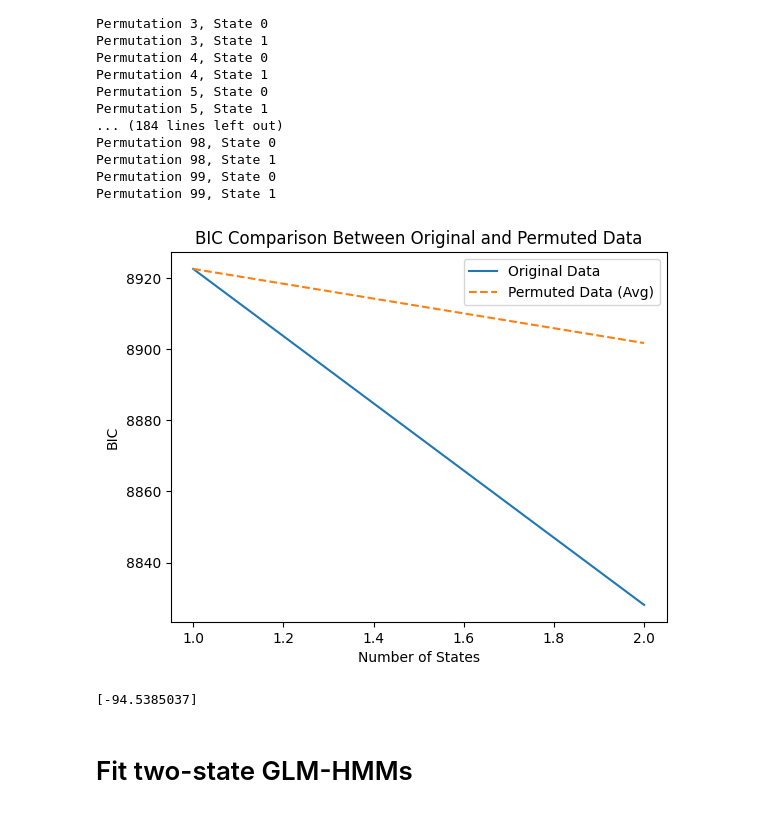
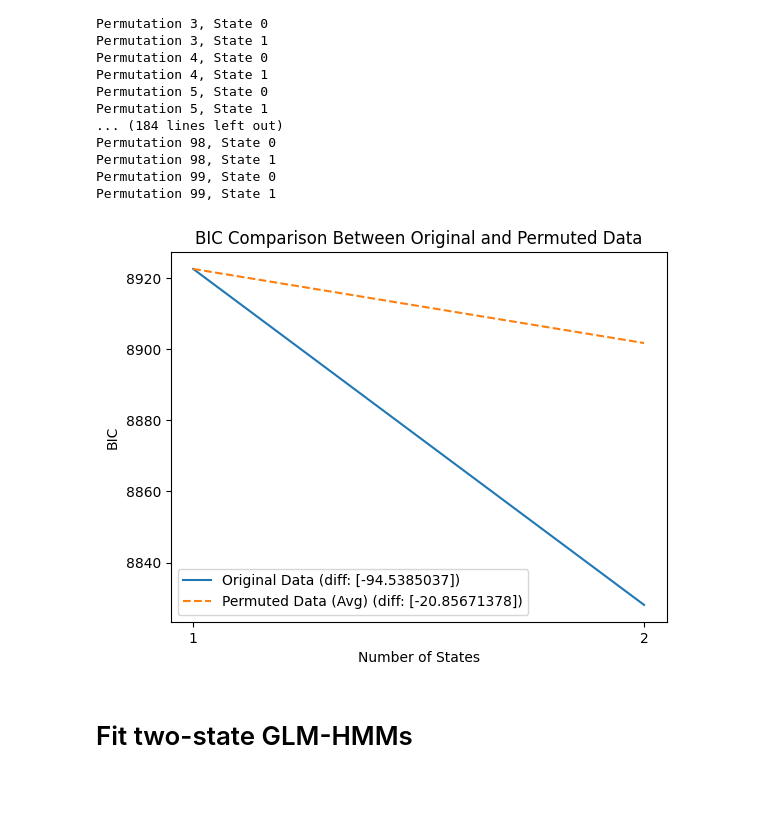
Before and after one commit to cocoltre/Visual-Perception, a Jupyter notebook: GLM_HMM_predictive_templates.ipynb, the cells around one changed output. Saved outputs shown, nothing was run; the diff lists cells and outputs as text; code cells hidden in the pictures.

```diff
--- a/GLM_HMM_predictive_templates.ipynb
+++ b/GLM_HMM_predictive_templates.ipynb
@@ -40,3 +39,24 @@ final_df.to_csv(root_dir + '/Full_Data.csv', index=False)
 # %%
 #isi,block,trial,isi_ms,isi_frames,theta,log_cnt,resp,rt,stim_duration,blank_duration,cnt,correct
 #33,1,1,640,64,-45,-1.8546873026985,-1,0.546695,0.0482276000002457,0.645238199999767,0.0139737412527265,1
+# %%
+'''
+#plot la moyenne de performance de chaque participant
+### read and data
+dfs = []
+columns_to_keep = ['theta', 'resp', 'block', 'correct']
+
+for i in range (5):
+    df = {}
+    df[i+1] = pd.read_csv(f'{root_dir}/Data/00{i+1}/00{i+1}.csv')[columns_to_keep]
+    df[i+1]['ID'] = i+1
+    df[i+1]['prev_resp'] = df[i+1].groupby('block')['resp'].shift(1, fill_value=0)
+    dfs.append(df[i+1])
+
+final_df = pd.concat(dfs, ignore_index=True)
+final_df = final_df[['ID', 'block', 'theta', 'prev_resp', 'resp', 'correct']]
+final_df['resp'] = final_df['resp'].replace(-1, 0)
+final_df['theta'] = final_df['theta'].replace(-45, -1)
+final_df['theta'] = final_df['theta'].replace(45, 1)
+final_df.to_csv(root_dir + '/Full_Data.csv', index=False)
+'''
@@ -256,23 +302,21 @@ Permutation 99, State 1
 # %%
 # Average BIC across permutations
 df_BIC_permuted_avg = df_BIC_permuted.groupby('state_idx').agg({'BIC': 'mean'}).reset_index()
+bic_diff = np.diff(df_BIC['BIC'])
+bic_diff_permuted = np.diff(df_BIC_permuted_avg['BIC'])
 
 # Plotting
-plt.plot(df_BIC['num_states'], df_BIC['BIC'], label='Original Data')
-plt.plot(df_BIC_permuted_avg['state_idx'], df_BIC_permuted_avg['BIC'], label='Permuted Data (Avg)', linestyle='--')
+plt.plot(df_BIC['num_states'], df_BIC['BIC'], label=f'Original Data (diff: {bic_diff})')
+plt.plot(df_BIC_permuted_avg['state_idx'], df_BIC_permuted_avg['BIC'], label=f'Permuted Data (Avg) (diff: {bic_diff_permuted})', linestyle='--')
 plt.xlabel('Number of States')
 plt.ylabel('BIC')
 plt.legend()
 plt.title('BIC Comparison Between Original and Permuted Data')
-plt.savefig(root_dir + '/plots/BIC_comparison_orientation.png')
+plt.xticks([1, 2])
+plt.savefig(root_dir + '/plots/BIC_comparison_orientation.png', bbox_inches='tight')
 plt.show()
-
-# Compute differences in BIC for original data
-bic_diff = np.diff(df_BIC['BIC'])
-print(bic_diff)
 # %% [output]
-[figure, old version]
+[figure, new version]
-[-94.5385037]
 # %% [markdown]
 # Fit two-state GLM-HMMs
 # %%
```
Also changed, not shown: parts of 8 cells of this notebook, 6 other files.
